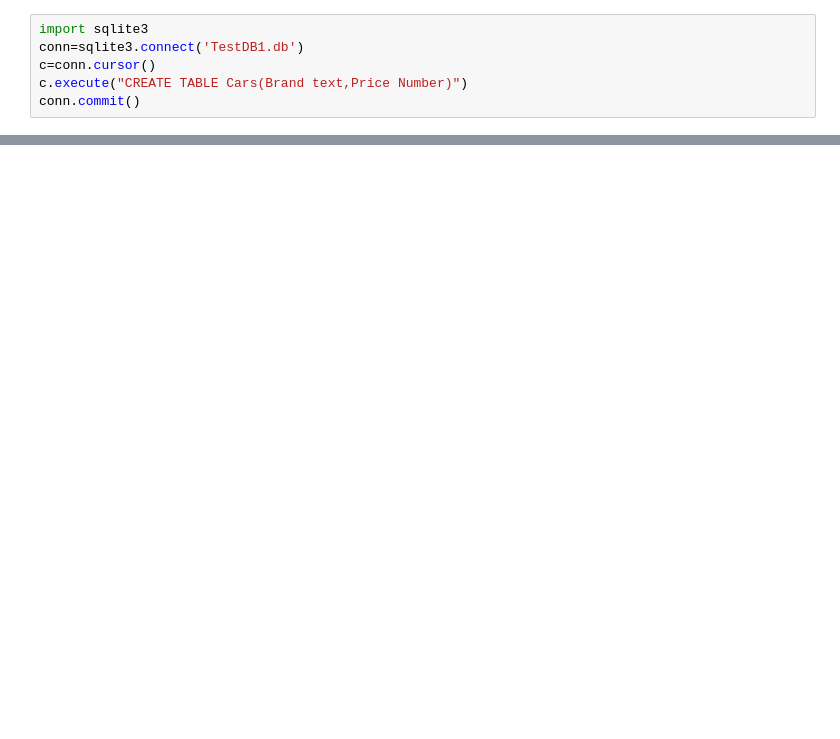
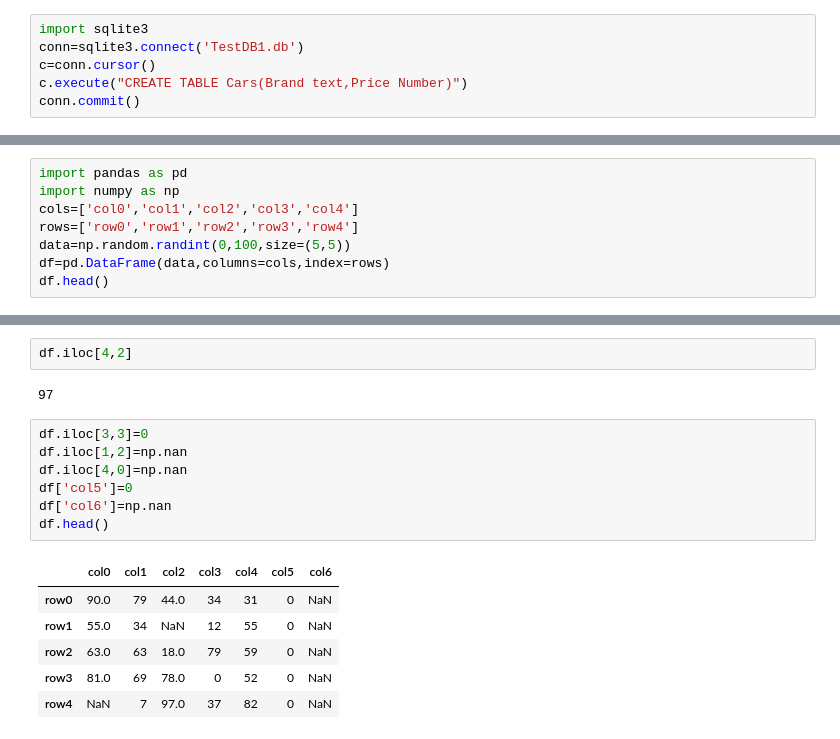
Before and after one commit to Aryamore/MSC_FDS_527, a Jupyter notebook: practical_6.ipynb, the cells around one changed output, grey strips where cells are left out. Cells and saved outputs as stored; diff of their text form; blank space fills up the shorter version.

```diff
--- a/practical_6.ipynb
+++ b/practical_6.ipynb
@@ -178,0 +140,8 @@ state.apply(lambda n:n*2)
+# %%
+import pandas as pd
+import numpy as np
+cols=['col0','col1','col2','col3','col4']
+rows=['row0','row1','row2','row3','row4']
+data=np.random.randint(0,100,size=(5,5))
+df=pd.DataFrame(data,columns=cols,index=rows)
+df.head()
@@ -178,0 +155,18 @@ state.apply(lambda n:n*2)
+# %%
+df.iloc[4,2]
+# %% [output]
+97
+# %%
+df.iloc[3,3]=0
+df.iloc[1,2]=np.nan
+df.iloc[4,0]=np.nan
+df['col5']=0
+df['col6']=np.nan
+df.head()
+# %% [output]
+|  | col0 | col1 | col2 | col3 | col4 | col5 | col6 |
+| row0 | 90.0 | 79 | 44.0 | 34 | 31 | 0 | NaN |
+| row1 | 55.0 | 34 | NaN | 12 | 55 | 0 | NaN |
+| row2 | 63.0 | 63 | 18.0 | 79 | 59 | 0 | NaN |
+| row3 | 81.0 | 69 | 78.0 | 0 | 52 | 0 | NaN |
+| row4 | NaN | 7 | 97.0 | 37 | 82 | 0 | NaN |
```
Also changed, not shown: parts of 21 cells of this notebook.
